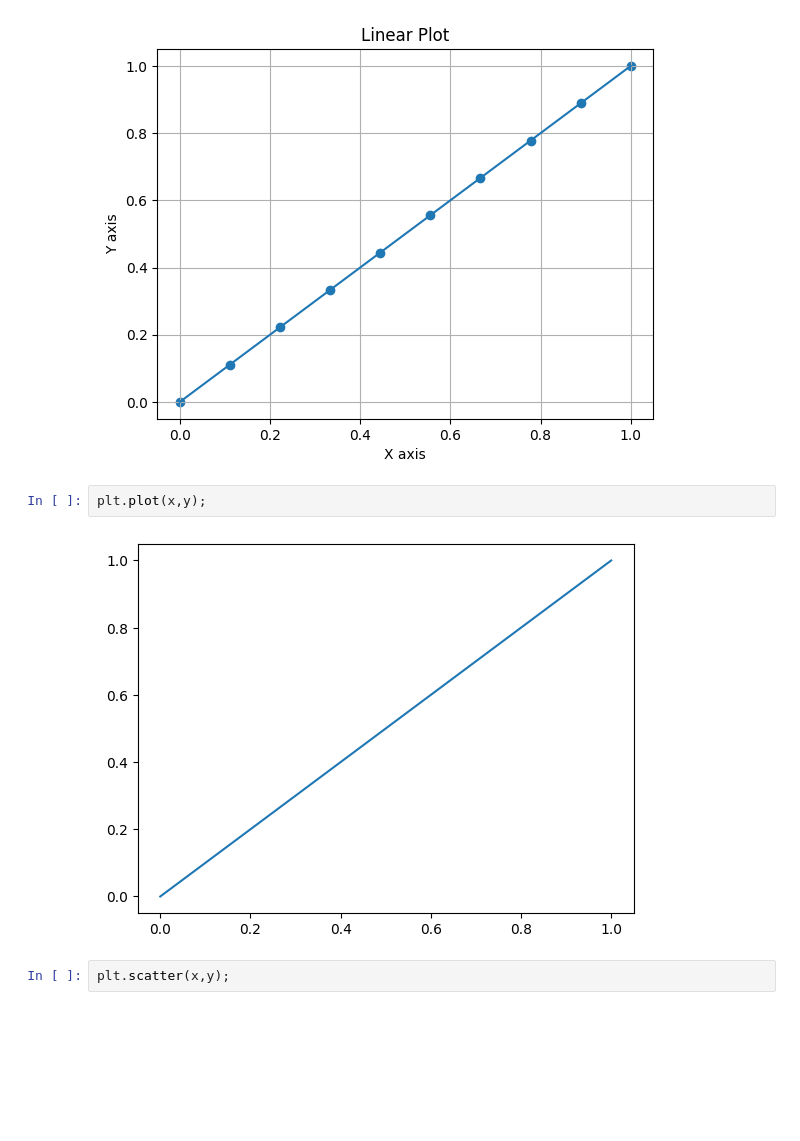
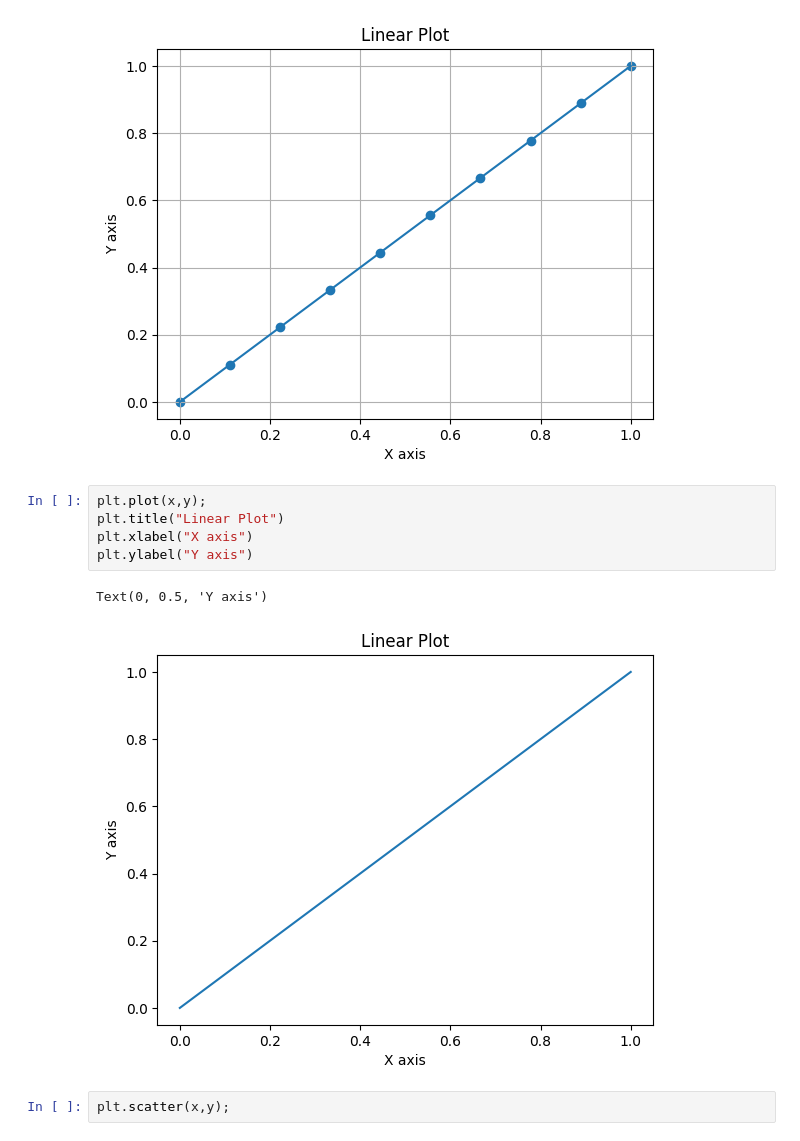
Before and after one commit to bhushan-ssh/colabs, a Jupyter notebook: numpy&plt.ipynb, the cells around one changed output. Saved outputs shown, nothing was run; the diff lists cells and outputs as text; blank space fills up the shorter version.

```diff
--- a/numpy&plt.ipynb
+++ b/numpy&plt.ipynb
@@ -14,10 +14,14 @@ plt.ylabel("Y axis")
 plt.grid()
 # %% [output]
 [figure]
-# %%
-plt.plot(x,y);
-# %% [output]
-[figure, removed]
+# %%
+plt.plot(x,y);
+plt.title("Linear Plot")
+plt.xlabel("X axis")
+plt.ylabel("Y axis")
+# %% [output]
+Text(0, 0.5, 'Y axis')
+[figure, added]
 # %%
 plt.scatter(x,y);
 # %% [output]
```
